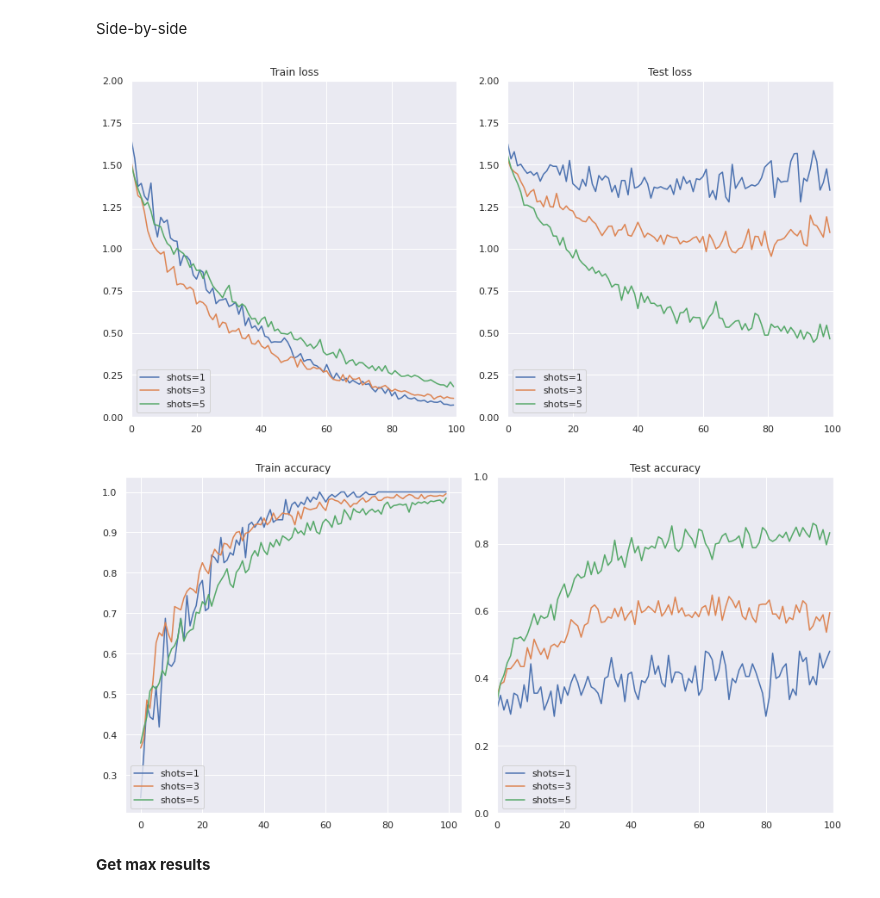
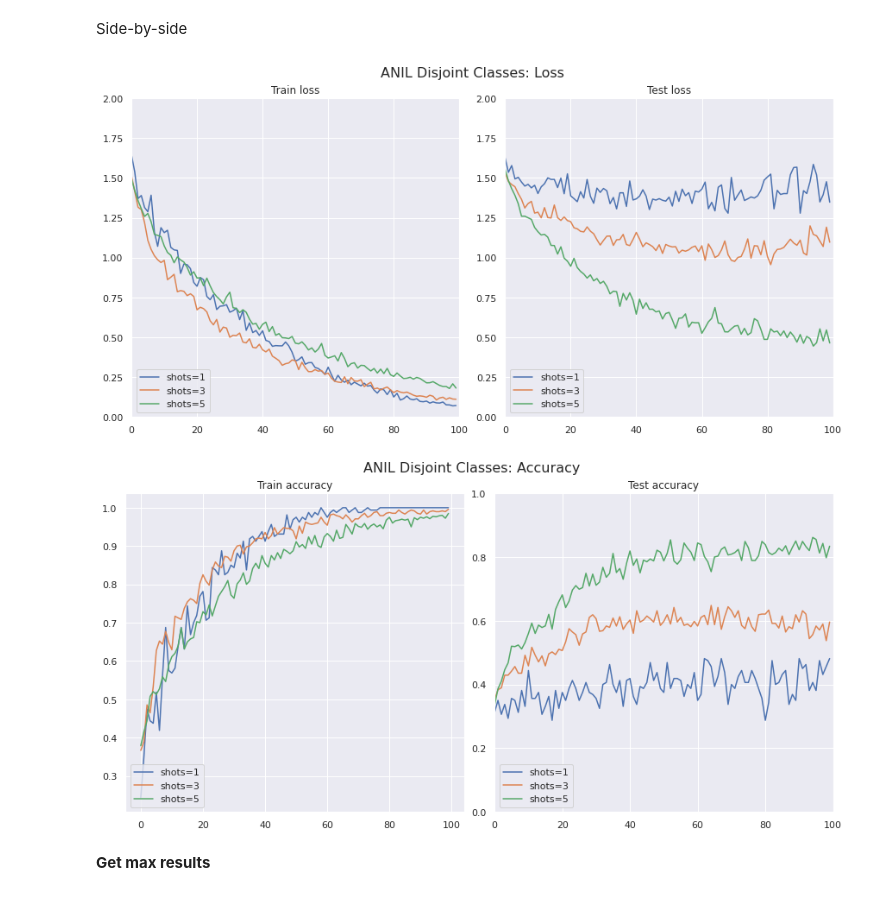
Before and after one commit to obrookes/Meta-ape, a Jupyter notebook: results/anil/experiment_mixed_intraspecies/experiment_mixed_shots_results.ipynb, the cells around one changed output. Saved outputs shown, nothing was run; the diff lists cells and outputs as text; code cells hidden in the pictures.

```diff
--- a/results/anil/experiment_mixed_intraspecies/experiment_mixed_shots_results.ipynb
+++ b/results/anil/experiment_mixed_intraspecies/experiment_mixed_shots_results.ipynb
@@ -134,38 +134,40 @@ ax2.axis([0, 100, 0.0, 2])
 ax2.legend(loc='lower left')
 fig.set_size_inches(12, 6)
 
+fig.suptitle('ANIL Disjoint Classes: Loss', fontsize=16)
+
 fig.savefig('anil_mixed_n5_loss_all.pdf')
 # %% [output]
-[figure, old version]
+[figure, new version]
 # %%
 fig, (ax1, ax2) = plt.subplots(1, 2,constrained_layout=True)
 
 # ax1.set_xlim(0, 100)
 # ax1.set_ylim(0, 1.1)
 
 
 ax1.title.set_text('Train accuracy')
 ax1.plot(meta_train_acc1,label='shots=1')
 ax1.plot(meta_train_acc3,label='shots=3')
 ax1.plot(meta_train_acc5,label='shots=5')
 ax1.legend(loc='lower left')
 
 # ax2.set_xlim(0, 100)
 # ax2.set_ylim(0, 1.1)
 
 ax2.title.set_text('Test accuracy')
 ax2.plot(meta_test_acc1,label='shots=1')
 ax2.plot(meta_test_acc3,label='shots=3')
 ax2.plot(meta_test_acc5,label='shots=5')
 ax2.axis([0, 100, 0, 1])
 ax2.legend(loc='lower left')
 fig.set_size_inches(12, 6)
 
-
+fig.suptitle('ANIL Disjoint Classes: Accuracy', fontsize=16)
 
 fig.savefig('anil_mixed_n5_acc_all.pdf')
 # %% [output]
-[figure, old version]
+[figure, new version]
 # %% [markdown]
 **Get max results**
 # %%
```
Also changed, not shown: 13 other files.
